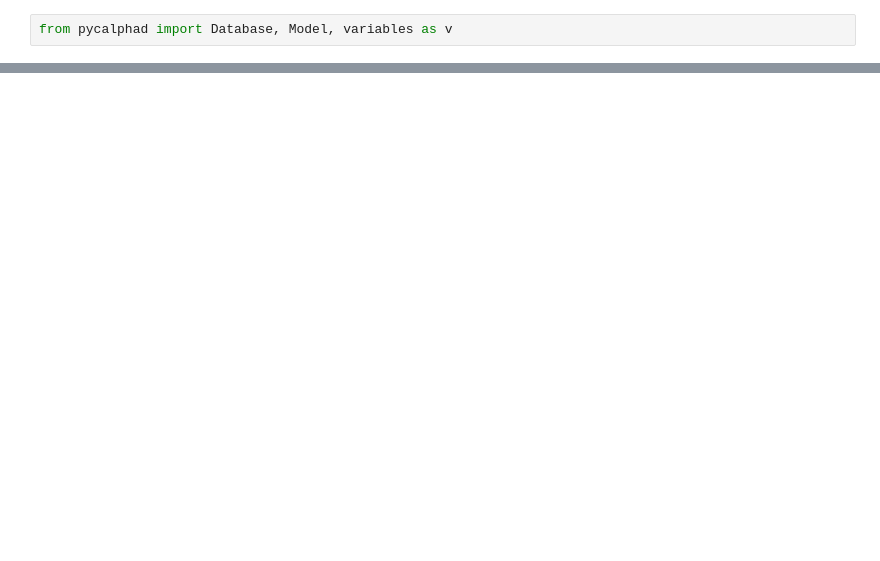
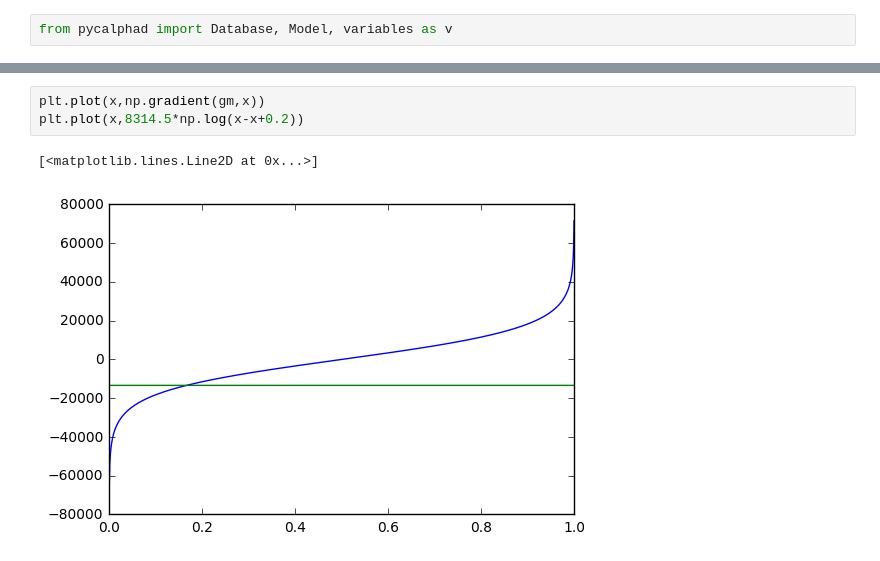
Before and after one commit to richardotis/pycalphad-sandbox, a Jupyter notebook: AdvancedConditions.ipynb, the cells around one changed output, grey strips where cells are left out. Drawn from its saved outputs; the diff is of its cells as text; blank space fills up the shorter version.

```diff
--- a/AdvancedConditions.ipynb
+++ b/AdvancedConditions.ipynb
@@ -100,0 +101,6 @@ plt.plot(x, trans_func, label='L')
+# %%
+plt.plot(x,np.gradient(gm,x))
+plt.plot(x,8314.5*np.log(x-x+0.2))
+# %% [output]
+[<matplotlib.lines.Line2D at 0x...>]
+[figure, added]
```
Also changed, not shown: parts of 5 cells of this notebook.
